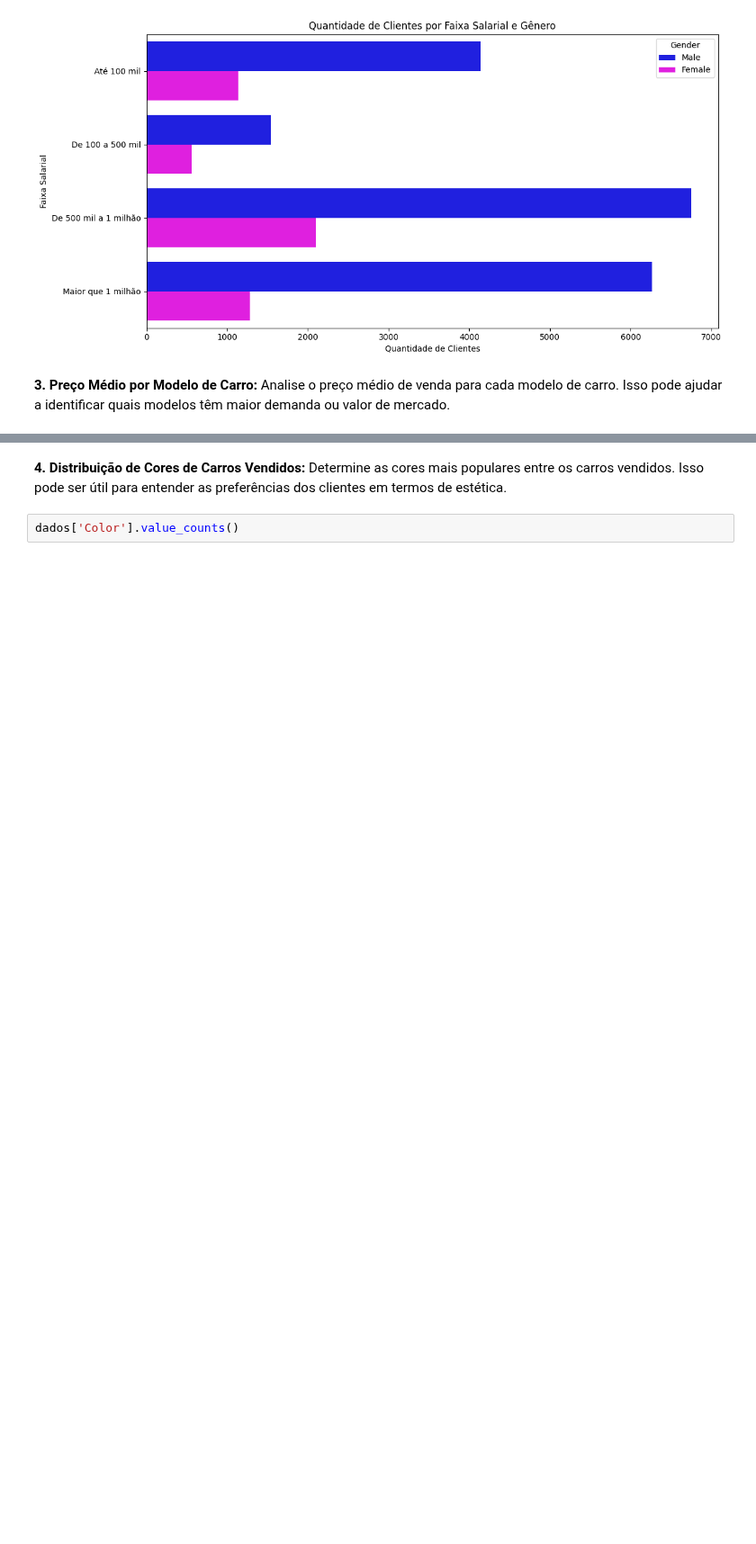
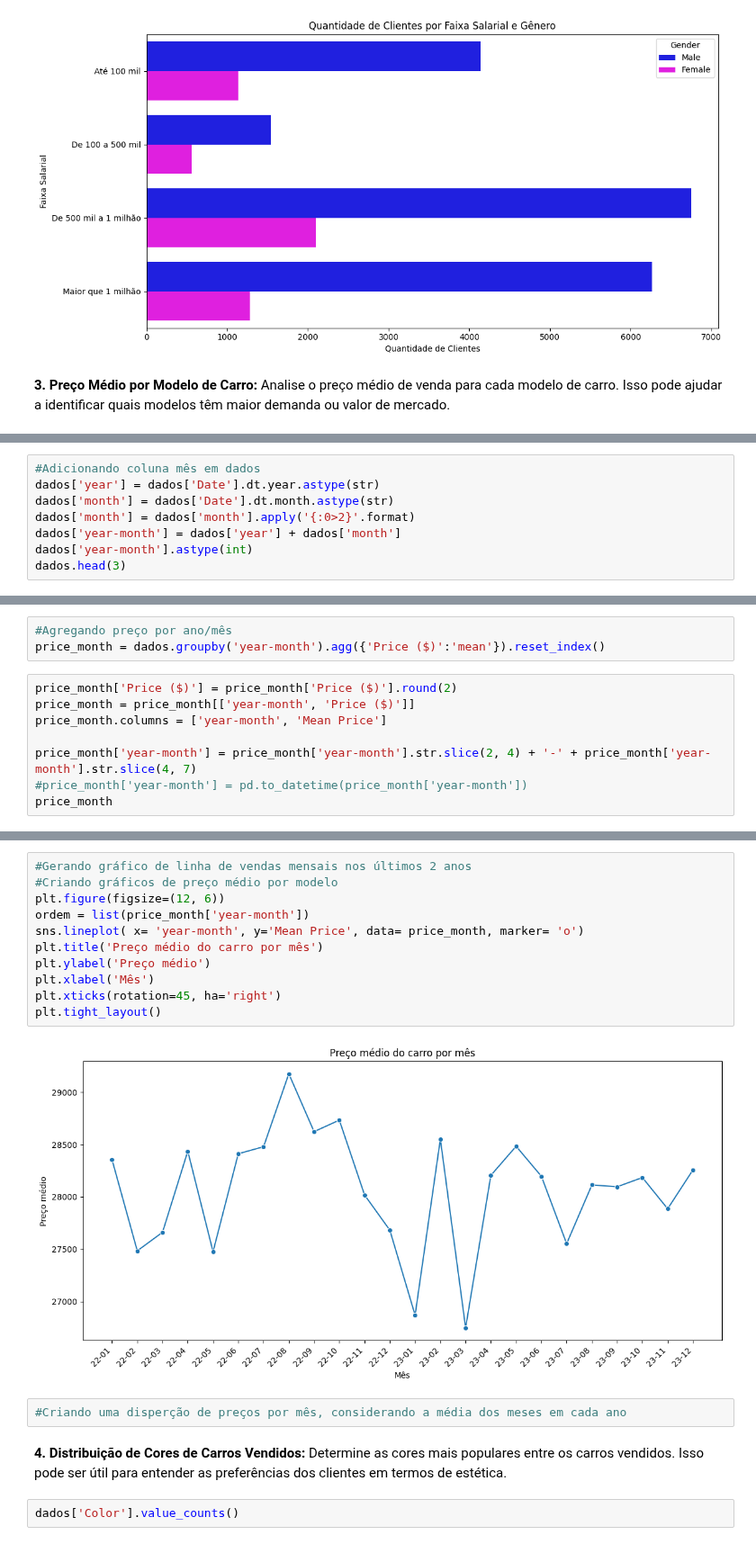
Before and after one commit to GabrielVila/Car-Sales-Report, a Jupyter notebook: projeto_carro.ipynb, the cells around one changed output, grey strips where cells are left out. Shown at 90% size. Saved outputs shown, nothing was run; the diff lists cells and outputs as text; blank space fills up the shorter version.

```diff
--- a/projeto_carro.ipynb
+++ b/projeto_carro.ipynb
@@ -314,0 +328,8 @@ Name: Price ($), dtype: float64
+# %%
+#Adicionando coluna mês em dados
+dados['year'] = dados['Date'].dt.year.astype(str)
+dados['month'] = dados['Date'].dt.month.astype(str)
+dados['month'] = dados['month'].apply('{:0>2}'.format)
+dados['year-month'] = dados['year'] + dados['month']
+dados['year-month'].astype(int)
+dados.head(3)
@@ -314,0 +341,11 @@ Name: Price ($), dtype: float64
+# %%
+#Agregando preço por ano/mês
+price_month = dados.groupby('year-month').agg({'Price ($)':'mean'}).reset_index()
+# %%
+price_month['Price ($)'] = price_month['Price ($)'].round(2)
+price_month = price_month[['year-month', 'Price ($)']]
+price_month.columns = ['year-month', 'Mean Price']
+
+price_month['year-month'] = price_month['year-month'].str.slice(2, 4) + '-' + price_month['year-month'].str.slice(4, 7)
+#price_month['year-month'] = pd.to_datetime(price_month['year-month'])
+price_month
@@ -315,3 +370,18 @@ Name: Price ($), dtype: float64
+# %%
+#Gerando gráfico de linha de vendas mensais nos últimos 2 anos
+#Criando gráficos de preço médio por modelo
+plt.figure(figsize=(12, 6))
+ordem = list(price_month['year-month'])
+sns.lineplot( x= 'year-month', y='Mean Price', data= price_month, marker= 'o')
+plt.title('Preço médio do carro por mês')
+plt.ylabel('Preço médio')
+plt.xlabel('Mês')
+plt.xticks(rotation=45, ha='right')
+plt.tight_layout()
+# %% [output]
+[figure, added]
+# %%
+#Criando uma disperção de preços por mês, considerando a média dos meses em cada ano
 # %% [markdown]
 **4. Distribuição de Cores de Carros Vendidos:** Determine as cores mais populares entre os carros vendidos. Isso pode ser útil para entender as preferências dos clientes em termos de estética.
 # %%
```
Also changed, not shown: parts of 8 cells of this notebook.
